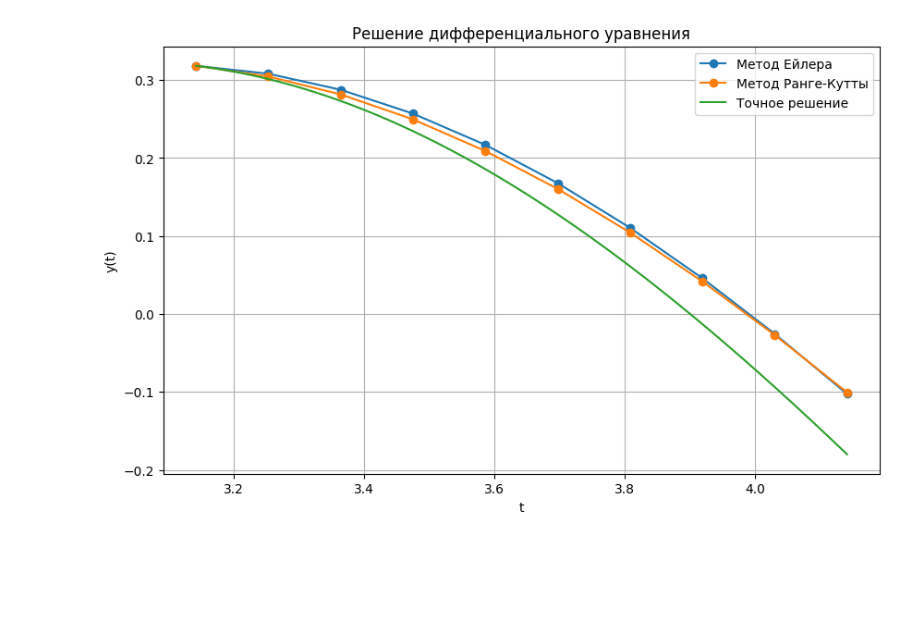
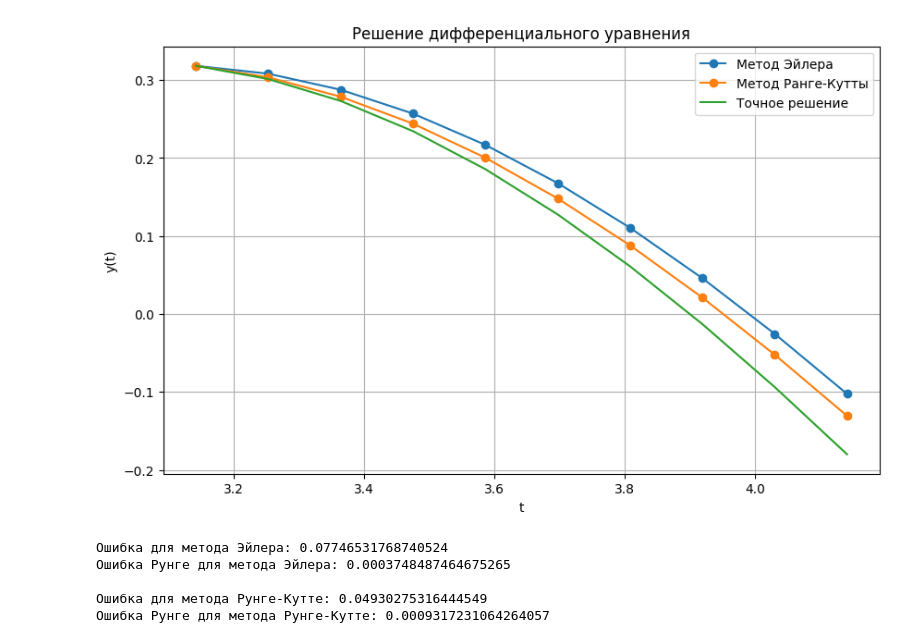
Before and after one commit to kudrmax/numerical-methods, a Jupyter notebook: differential_equation/7.1.8.ipynb, the cells around one changed output. Saved outputs shown, nothing was run; the diff lists cells and outputs as text; code cells hidden in the pictures; blank space fills up the shorter version.

Commit message:
7.1.8 — 2 (add errors, fix rk function)

```diff
--- a/differential_equation/7.1.8.ipynb
+++ b/differential_equation/7.1.8.ipynb
@@ -39,8 +40,8 @@ def rkfixed(f, t0, y0, t1, h=0.1):
     y_arr[0] = y0
     for i in range(n):
         k1 = f(t_arr[i], y_arr[i])
-        k2 = f(t_arr[i] + 0.5 * h, y_arr[i] + 0.5 * k1)
-        k3 = f(t_arr[i] + 0.5 * h, y_arr[i] + 0.5 * k2)
+        k2 = f(t_arr[i] + 0.5 * h, y_arr[i] + 0.5 * h * k1)
+        k3 = f(t_arr[i] + 0.5 * h, y_arr[i] + 0.5 * h * k2)
         k4 = f(t_arr[i] + h, y_arr[i] + h * k3)
         k = (k1 + 2 * k2 + 2 * k3 + k4) / 6
         y_arr[i + 1] = y_arr[i] + h * k
@@ -49,17 +50,35 @@ def rkfixed(f, t0, y0, t1, h=0.1):
 t_euler, y_euler = euler(f, t0, y0, t1, h)
 t_rk, y_rk = rkfixed(f, t0, y0, t1, h)
 
-t_true = np.linspace(t0, t1, 100)
+t_true = np.linspace(t0, t1, 10)
 y_true = y_true_func(t_true)
 # %%
 plt.figure(figsize=(10, 6))
-plt.plot(t_euler, y_euler, 'o-', label='Метод Ейлера')
-plt.plot(t_rk, y_rk, 'o-', label='Метод Ранге-Кутты')
+plt.plot(t_euler, y_euler, '-o', label='Метод Эйлера')
+plt.plot(t_rk, y_rk, '-o', label='Метод Ранге-Кутты')
 plt.plot(t_true, y_true, label='Точное решение')
 plt.title('Решение дифференциального уравнения')
 plt.xlabel('t')
 plt.ylabel('y(t)')
 plt.legend()
 plt.grid(True)
 # %% [output]
-[figure, old version]
+[figure, new version]
+# %%
+def runge_error(method, f, t0, y0, t1, h, p):
+    t_h, y_h = method(f, t0, y0, t1, h)  # для h
+    t_h_2, y_h_2 = method(f, t0, y0, t1, h / 2)  # для h / 2
+    return (y_h_2[::2] - y_h) / (2 ** p - 1)
+
+
+print(f'Ошибка для метода Эйлера: {np.abs(y_euler - y_true).max()}')
+print(f'Ошибка Рунге для метода Эйлера: {np.abs(runge_error(euler, f, t0, y0, t1, h, 4)).max()}')
+print()
+print(f'Ошибка для метода Рунге-Кутте: {np.abs(y_rk - y_true).max()}')
+print(f'Ошибка Рунге для метода Рунге-Кутте: {np.abs(runge_error(rkfixed, f, t0, y0, t1, h, 4)).max()}')
+# %% [output]
+Ошибка для метода Эйлера: 0.07746531768740524
+Ошибка Рунге для метода Эйлера: 0.0003748487464675265
+
+Ошибка для метода Рунге-Кутте: 0.04930275316444549
+Ошибка Рунге для метода Рунге-Кутте: 0.0009317231064264057
```
Also changed, not shown: parts of 1 cell of this notebook.
